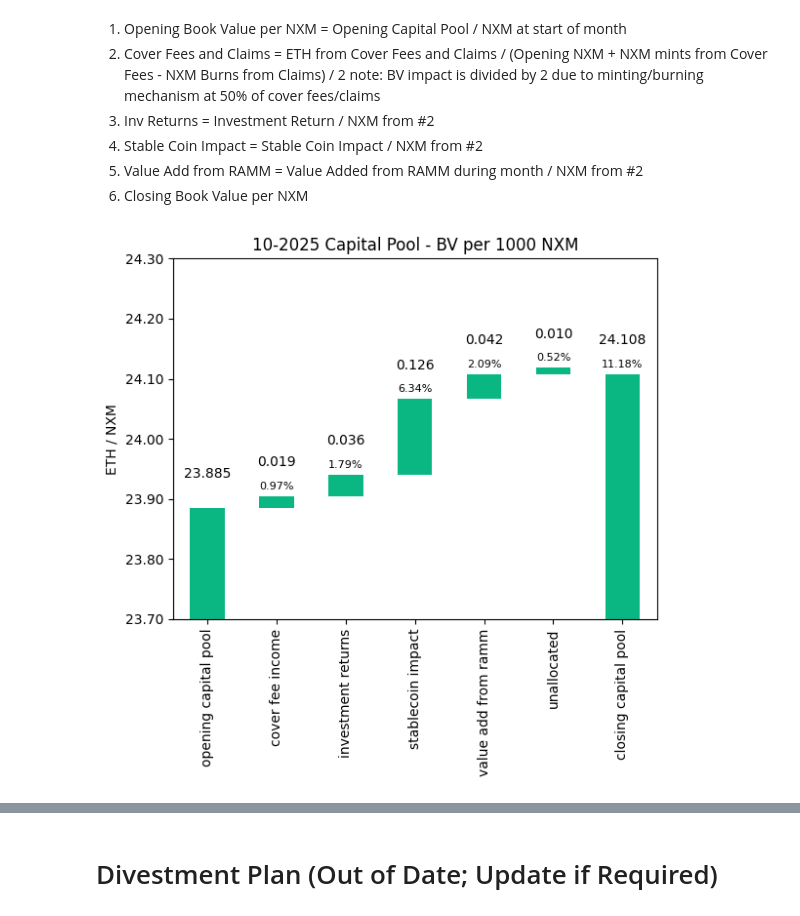
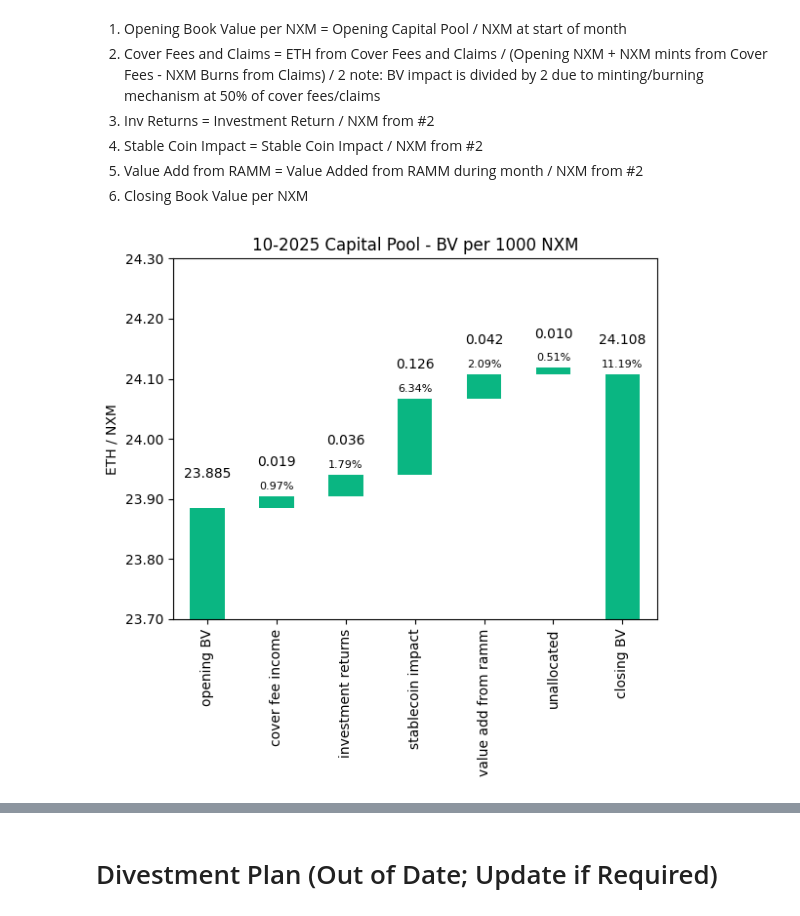
Before and after one commit to rmelbardis/InvestmentMonitoring, a Jupyter notebook: InvestmentMonitoring-202510.ipynb, the cells around one changed output, grey strips where cells are left out. Drawn from its saved outputs; the diff is of its cells as text; code cells hidden in the pictures.

```diff
--- a/InvestmentMonitoring-202510.ipynb
+++ b/InvestmentMonitoring-202510.ipynb
@@ -299,19 +291,19 @@ df_cap['kiln_rewards'] = 0.0
 df_cap.loc[df_cap['day'] <= kiln_claim_start_date, 'kiln_rewards'] = daily_first_kiln_rewards * ((df_cap['day'] - kiln_deposit_date) / timedelta(days=1))
 # apply second period rewards, but only up until withdrawal date
 mask_second_period = (df_cap['day'] >= kiln_claim_end_date) & (df_cap['day'] <= kiln_withdrawal_date)
-df_cap.loc[mask_second_period, 'kiln_rewards'] = daily_current_kiln_rewards * ((df_cap['day'] - kiln_claim_end_date) / timedelta(days=1))
+df_cap.loc[mask_second_period, 'kiln_rewards'] = daily_second_kiln_rewards * ((df_cap['day'] - kiln_claim_end_date) / timedelta(days=1))
 # ensure no negative rewards
 df_cap.loc[df_cap['kiln_rewards'] < 0, 'kiln_rewards'] = 0
 
 # Add Kiln rewards to Enzyme column and then drop the Kiln rewards column
-# df_cap['Enzyme'] = df_cap['Enzyme'] + df_cap['kiln_rewards']
-# df_cap.drop(columns=['kiln_rewards'], inplace=True)
+df_cap['Enzyme'] = df_cap['Enzyme'] + df_cap['kiln_rewards']
+df_cap.drop(columns=['kiln_rewards'], inplace=True)
+
+# work out net aave position
+df_cap['Aave (net)'] = df_cap['aEthWETH'] + df_cap['variableDebtEthUSDC']
 
 # add all the columns except day and the exchange rate together to get numeric total
 df_cap['sum'] = df_cap.drop(columns=['day', 'rate_ETH_USD']).sum(axis=1)
-
-# work out net aave position
-df_cap['Aave (net)'] = df_cap['aEthWETH'] + df_cap['variableDebtEthUSDC']
 # %%
 df_cap.loc[(df_cap['day'] <= valn_date) & (df_cap['day'] >= eom_before_valn_date)]
 # %% [output]
@@ -936,14 +928,12 @@ top = 24.30
 factor = 1000
 
 # calc prep following steps described in "Changes in the capital pool as a book value per NXM value"
-nxm_monthly_total = nxm_supply_monthly_opening + monthly_cover_fees_nxm
-# todo:
-# todo: - NXM claims burn (n/a this month)
+nxm_monthly_total = nxm_supply_monthly_opening + (monthly_cover_fees_nxm / 2) # todo: - NXM claims burn (n/a this month)
 cap_pool_change_total = total_cap_monthly_opening / nxm_supply_monthly_opening + (monthly_cover_fees + total_monthly_inv_earnings + fx_change) / nxm_monthly_total
 #ramm_monthly_change_total = ((cap_pool_change_total - ramm_flow_monthly_eth_change) / (nxm_monthly_total - ramm_flow_monthly_nxm_change)) - cap_pool_change_total / nxm_monthly_total
 
 # create dataframe with relevant categories
-index = ['opening capital pool', 'cover fee income', 'investment returns', 'stablecoin impact', 'value add from ramm']
+index = ['opening BV', 'cover fee income', 'investment returns', 'stablecoin impact', 'value add from ramm']
 data = {
     'amount': [
         total_cap_monthly_opening / nxm_supply_monthly_opening * factor,
@@ -964,8 +954,8 @@ df_waterfall_nxm.loc['unallocated'] = total_diff
 # create a shifted dataframe by one space and fill the empty space with zero
 df_shift_nxm = df_waterfall_nxm.amount.cumsum().shift(1).fillna(0)
 
-df_waterfall_nxm.loc['closing capital pool'] = total_nxm
-df_shift_nxm.loc['closing capital pool'] = 0
+df_waterfall_nxm.loc['closing BV'] = total_nxm
+df_shift_nxm.loc['closing BV'] = 0
 
 # define the Nexus Mutual green color
 color = '#0AB682'
@@ -995,36 +985,36 @@ for loop, (index, row) in enumerate(df_waterfall_nxm.iterrows()):
     y = y_height.iloc[loop] + row['amount']
     # determine negative or positive offset
     if row['amount'] > 0:
         y += pos_offset
     else:
         y -= neg_offset
     waterfall_plot_nxm.annotate(f"{row['amount']:.3f}", (loop, y), ha="center")
 """
 
-opening_value = df_waterfall_nxm.loc['opening capital pool', 'amount']
+opening_value = df_waterfall_nxm.loc['opening BV', 'amount']
 
 for i, (label, row) in enumerate(df_waterfall_nxm.iterrows()):
     bar_value = row['amount']
     cumulative = df_shift_nxm.iloc[i] + bar_value
 
     if bar_value > 0:
         y_main = cumulative + pos_offset
         y_yield = y_main - pos_offset / 1.3  # increased gap between lines
     else:
         y_main = cumulative - neg_offset
         y_yield = y_main - neg_offset  # increased gap between lines
 
     waterfall_plot_nxm.annotate(f"{bar_value:.3f}", (i, y_main), ha="center")
 
-    if label == 'opening capital pool':
+    if label == 'opening BV':
         continue
-    if label == 'closing capital pool':
+    if label == 'closing BV':
         yield_val = ((bar_value / opening_value) - 1) * 12 * 100
     else:
         yield_val = (bar_value / opening_value) * 12 * 100
 
     waterfall_plot_nxm.annotate(f"{yield_val:.2f}%", (i, y_yield), ha="center", fontsize=8)
 # %% [output]
-[figure, old version]
+[figure, new version]
 # %%
 df_waterfall
```
Also changed, not shown: parts of 34 cells of this notebook, 21 other files.
